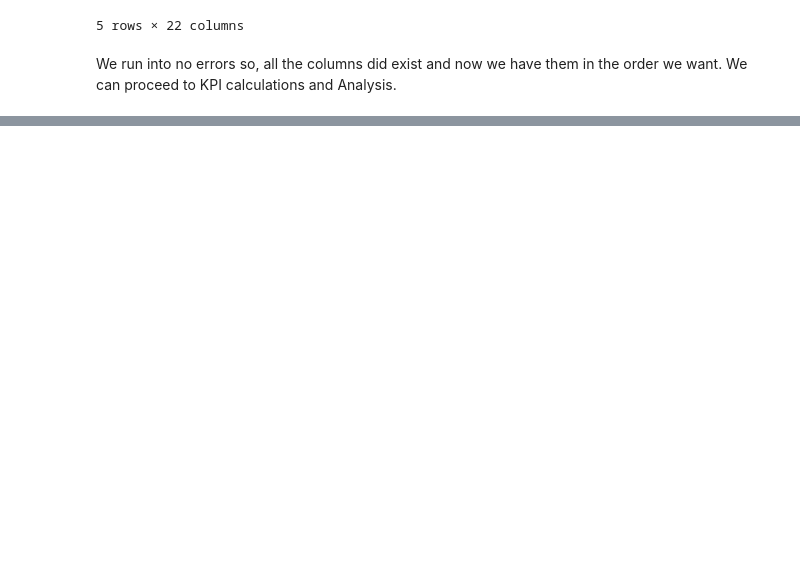
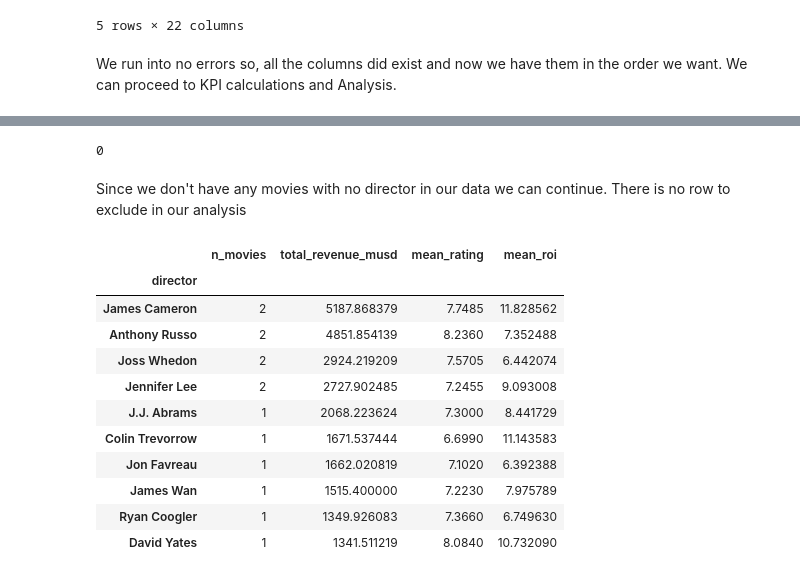
Before and after one commit to ar-le-tte/TMDB-Movie-Analysis, a Jupyter notebook: arlette_tmb_movies_analysis.ipynb, the cells around one changed output, grey strips where cells are left out. Saved outputs shown, nothing was run; the diff lists cells and outputs as text; code cells hidden in the pictures; blank space fills up the shorter version.

```diff
--- a/arlette_tmb_movies_analysis.ipynb
+++ b/arlette_tmb_movies_analysis.ipynb
@@ -422,0 +672,34 @@ We run into no errors so, all the columns did exist and now we have them in the
+# %%
+movie_df["director"].isna().sum()
+# %% [output]
+0
+# %% [markdown]
+Since we don't have any movies with no director in our data we can continue. There is no row to exclude in our analysis
+# %%
+director_metrics = (
+    movie_df
+    .groupby("director")
+    .agg(
+        n_movies          = ("id", "count"),
+        total_revenue_musd= ("revenue_musd", "sum"),
+        mean_rating       = ("vote_average", "mean"),
+        mean_roi          = ("roi", "mean")
+    )
+)
+
+director_metrics = director_metrics.sort_values(by="total_revenue_musd", ascending=False)
+
+director_metrics.head(10)
+# %% [output]
+|  | n_movies | total_revenue_musd | mean_rating | mean_roi |
+| director |  |  |  |  |
+| James Cameron | 2 | 5187.868379 | 7.7485 | 11.828562 |
+| Anthony Russo | 2 | 4851.854139 | 8.2360 | 7.352488 |
+| Joss Whedon | 2 | 2924.219209 | 7.5705 | 6.442074 |
+| Jennifer Lee | 2 | 2727.902485 | 7.2455 | 9.093008 |
+| J.J. Abrams | 1 | 2068.223624 | 7.3000 | 8.441729 |
+| Colin Trevorrow | 1 | 1671.537444 | 6.6990 | 11.143583 |
+| Jon Favreau | 1 | 1662.020819 | 7.1020 | 6.392388 |
+| James Wan | 1 | 1515.400000 | 7.2230 | 7.975789 |
+| Ryan Coogler | 1 | 1349.926083 | 7.3660 | 6.749630 |
+| David Yates | 1 | 1341.511219 | 8.0840 | 10.732090 |
```
Also changed, not shown: parts of 30 cells of this notebook.
